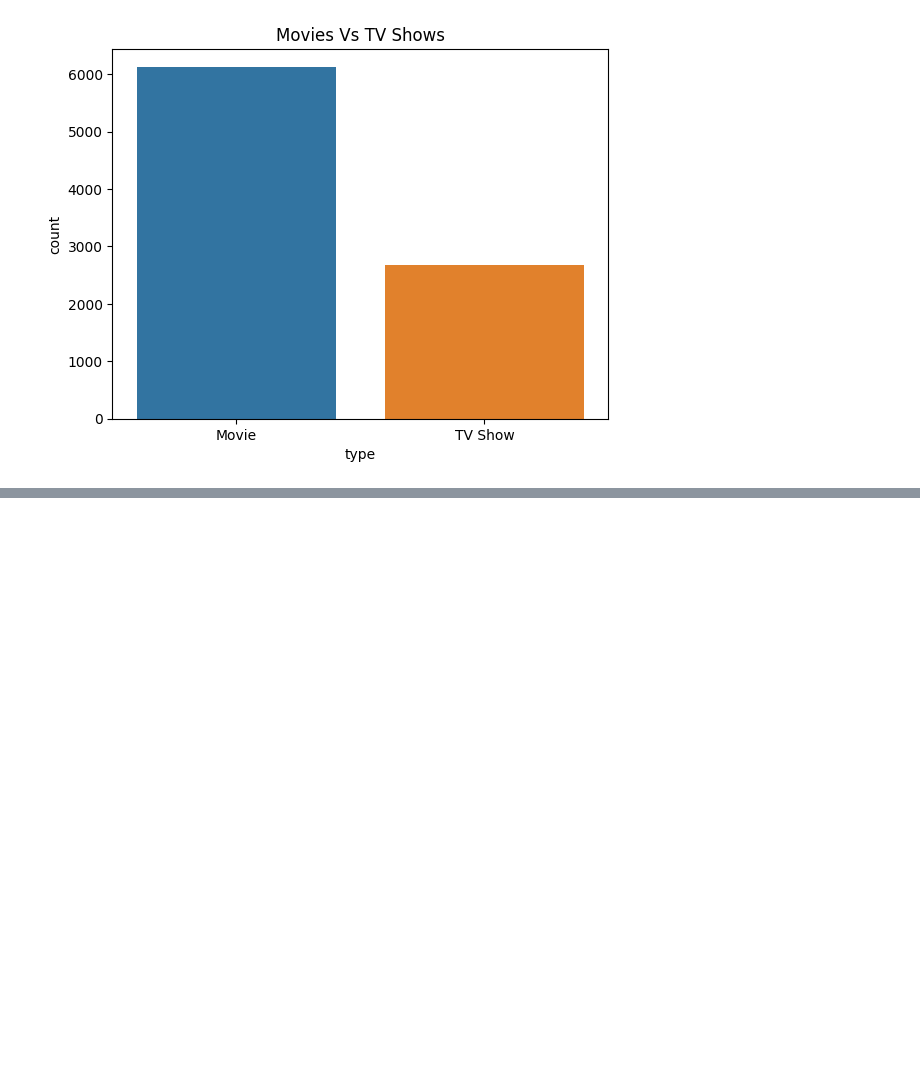
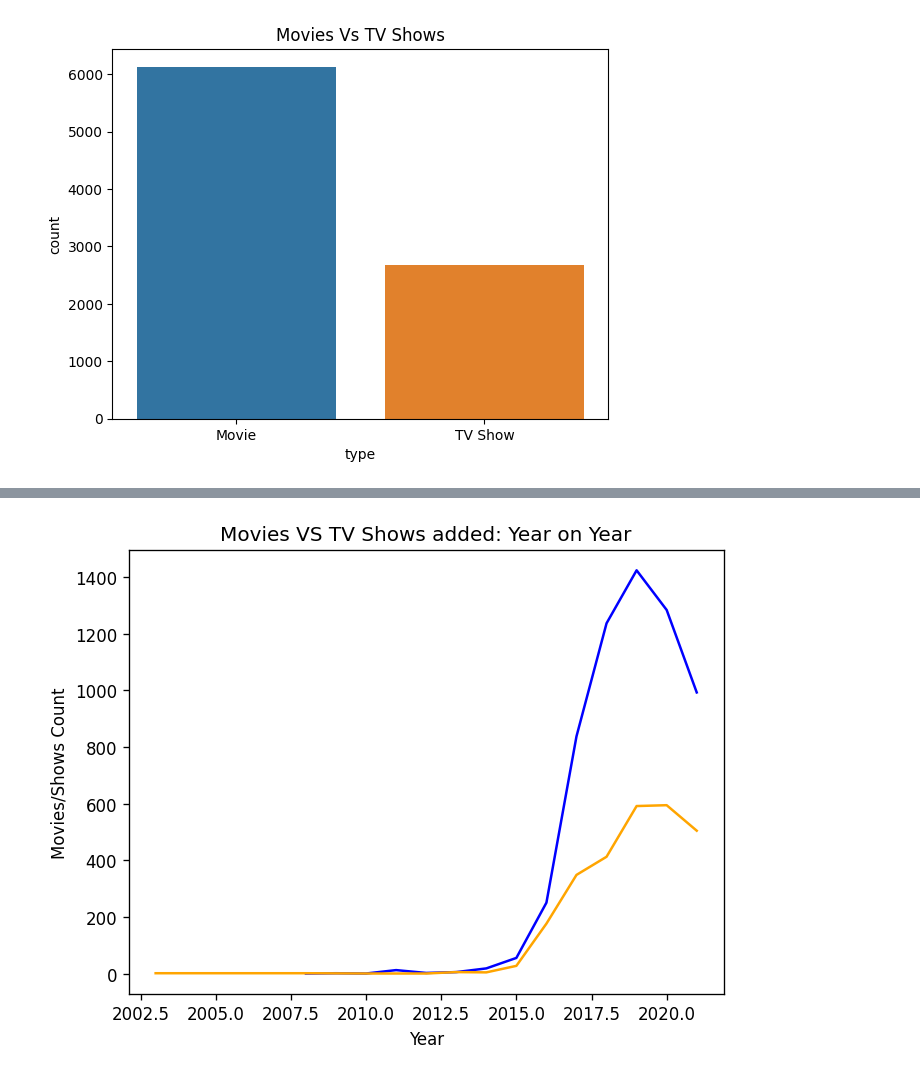
Before and after one commit to shahzarhusain/netflix_data_analysis, a Jupyter notebook: Netflix_analysis.ipynb, the cells around one changed output, grey strips where cells are left out. Cells and saved outputs as stored; diff of their text form; code cells hidden in the pictures; blank space fills up the shorter version.

```diff
--- a/Netflix_analysis.ipynb
+++ b/Netflix_analysis.ipynb
@@ -360,0 +263,4 @@ plt.show()
+# %%
+# let's extract the year in which the show/movie was added on netflix
+movies['year_added'] = pd.to_datetime(movies['date_added']).dt.year
+shows['year_added'] = pd.to_datetime(shows['date_added']).dt.year
@@ -360,0 +278,12 @@ plt.show()
+# %%
+plt.figure(dpi = 120)
+release_movies = movies['year_added'].value_counts(ascending = True)
+release_shows = shows['year_added'].value_counts(ascending = True)
+sns.lineplot(x = release_movies.index, y = release_movies.values, color = 'b')
+sns.lineplot(x = release_shows.index, y = release_shows.values, color = 'Orange')
+plt.title('Movies VS TV Shows added: Year on Year')
+plt.xlabel('Year')
+plt.ylabel('Movies/Shows Count')
+plt.show()
+# %% [output]
+[figure, added]
```
Also changed, not shown: parts of 71 cells of this notebook.
